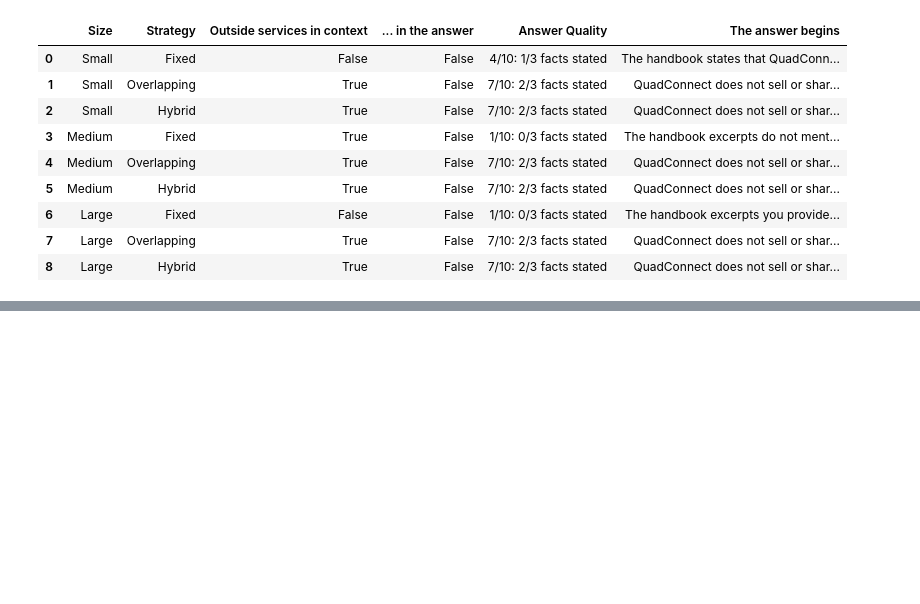
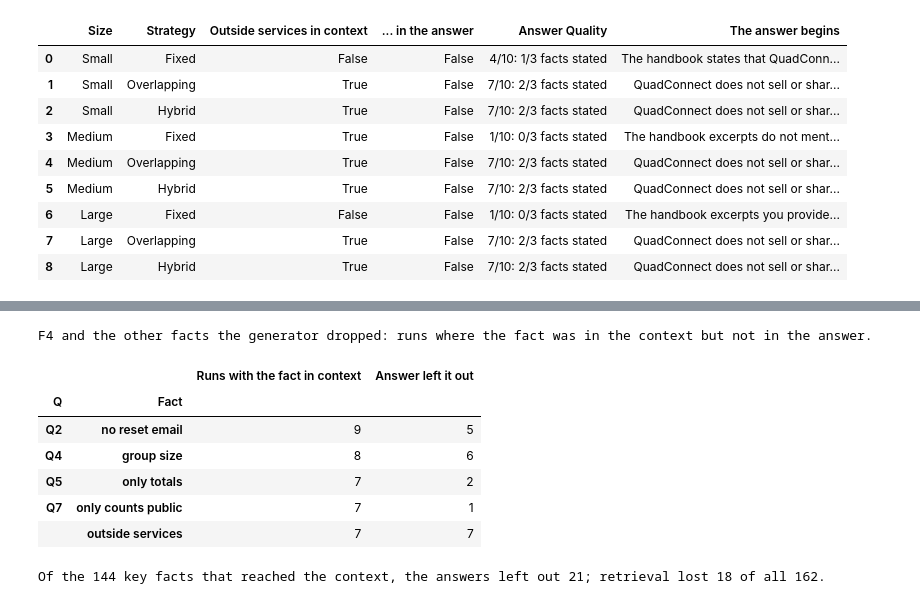
Before and after one commit to manojkmohan5/13_QuadConnect, a Jupyter notebook: rag/rag_system.ipynb, the cells around one changed output, grey strips where cells are left out. Drawn from its saved outputs; the diff is of its cells as text; code cells hidden in the pictures; blank space fills up the shorter version.

```diff
--- a/rag/rag_system.ipynb
+++ b/rag/rag_system.ipynb
@@ -1805,0 +1933,19 @@ Q1 on the medium model with fixed chunks: Our squad has eight people. Which venu
+# %%
+print("F4 and the other facts the generator dropped: runs where the fact was in the context but not in the answer.")
+dropped = FACTS[FACTS["In context"]].groupby(["Q", "Fact"], sort=False).agg(
+    **{"Runs with the fact in context": ("Stated", "size"), "Answer left it out": ("Stated", lambda s: (~s).sum())})
+display(dropped[dropped["Answer left it out"] > 0])
+lost = FACTS["Outcome"].value_counts()
+print(f"Of the {lost.get('Stated', 0) + lost.get('Lost by the generator', 0)} key facts that reached the context, the "
+      f"answers left out {lost.get('Lost by the generator', 0)}; retrieval lost {lost.get('Lost in retrieval', 0)} "
+      f"of all {len(FACTS)}.")
+# %% [output]
+F4 and the other facts the generator dropped: runs where the fact was in the context but not in the answer.
+|  |  | Runs with the fact in context | Answer left it out |
+| Q | Fact |  |  |
+| Q2 | no reset email | 9 | 5 |
+| Q4 | group size | 8 | 6 |
+| Q5 | only totals | 7 | 2 |
+| Q7 | only counts public | 7 | 1 |
+|  | outside services | 7 | 7 |
+Of the 144 key facts that reached the context, the answers left out 21; retrieval lost 18 of all 162.
```
Also changed, not shown: parts of 11 cells of this notebook, 7 other files.
